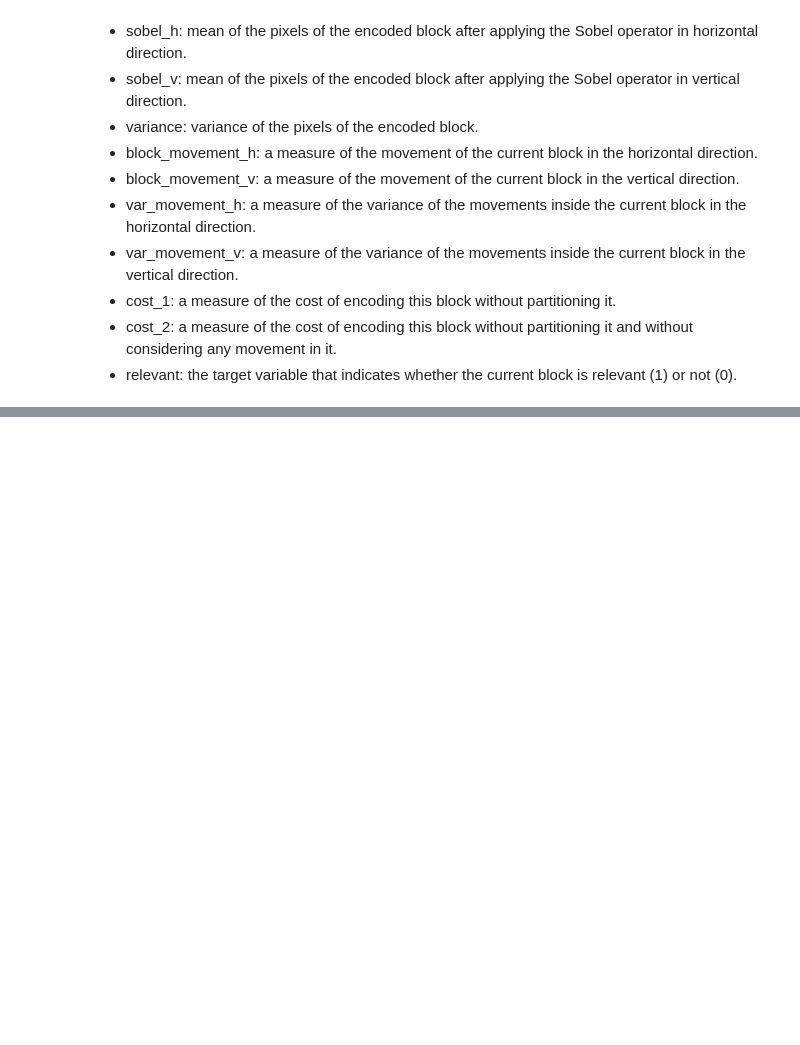
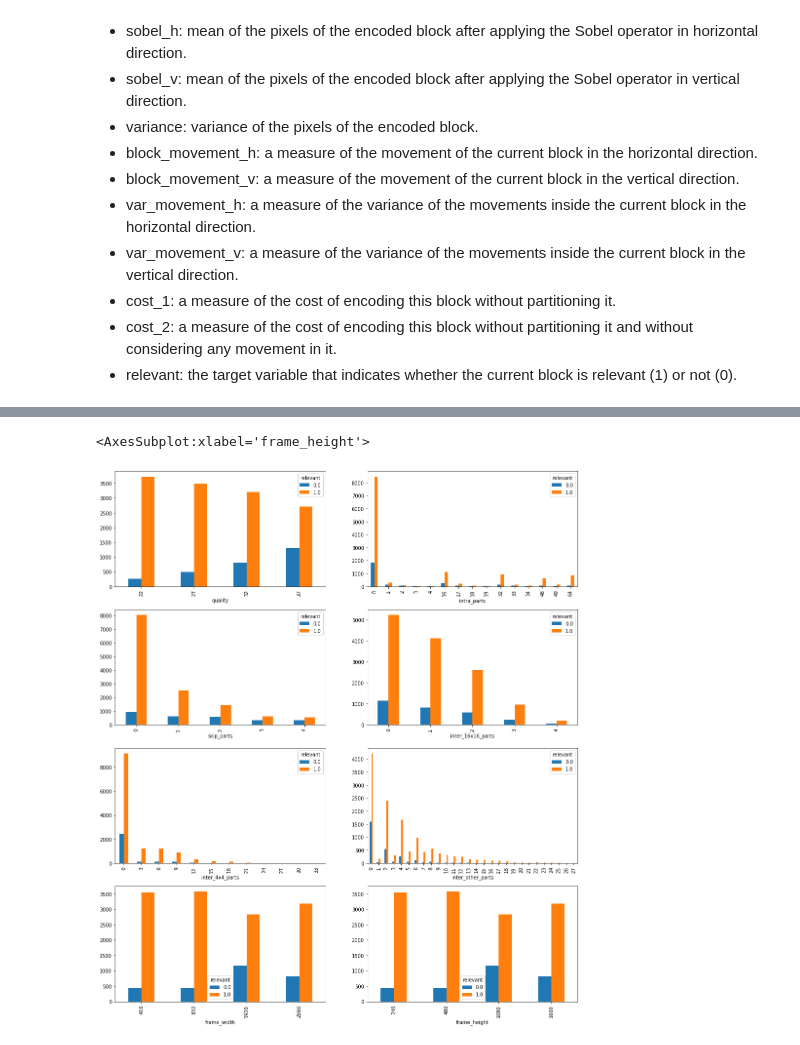
Before and after one commit to ostapkharysh/ColonoscopyDetection, a Jupyter notebook: DataDescription.ipynb, the cells around one changed output, grey strips where cells are left out. Drawn from its saved outputs; the diff is of its cells as text; code cells hidden in the pictures; blank space fills up the shorter version.

```diff
--- a/DataDescription.ipynb
+++ b/DataDescription.ipynb
@@ -41,0 +127,13 @@ considering any movement in it.
+# %%
+fig, ((ax1, ax2), (ax3, ax4), (ax5, ax6), (ax7, ax8)) = plt.subplots(ncols=2, nrows=4,figsize=(17, 20))
+pd.crosstab(df.quality, df.relevant).plot(kind='bar', ax=ax1)
+pd.crosstab(df.intra_parts, df.relevant).plot(kind='bar', ax=ax2)
+pd.crosstab(df.skip_parts, df.relevant).plot(kind='bar', ax=ax3)
+pd.crosstab(df.inter_16x16_parts, df.relevant).plot(kind='bar', ax=ax4)
+pd.crosstab(df.inter_4x4_parts, df.relevant).plot(kind='bar', ax=ax5)
+pd.crosstab(df.inter_other_parts, df.relevant).plot(kind='bar', ax=ax6)
+pd.crosstab(df.frame_width, df.relevant).plot(kind='bar', ax=ax7)
+pd.crosstab(df.frame_height, df.relevant).plot(kind='bar', ax=ax8)
+# %% [output]
+<AxesSubplot:xlabel='frame_height'>
+[figure, added]
```
Also changed, not shown: parts of 20 cells of this notebook, 1 other file.
